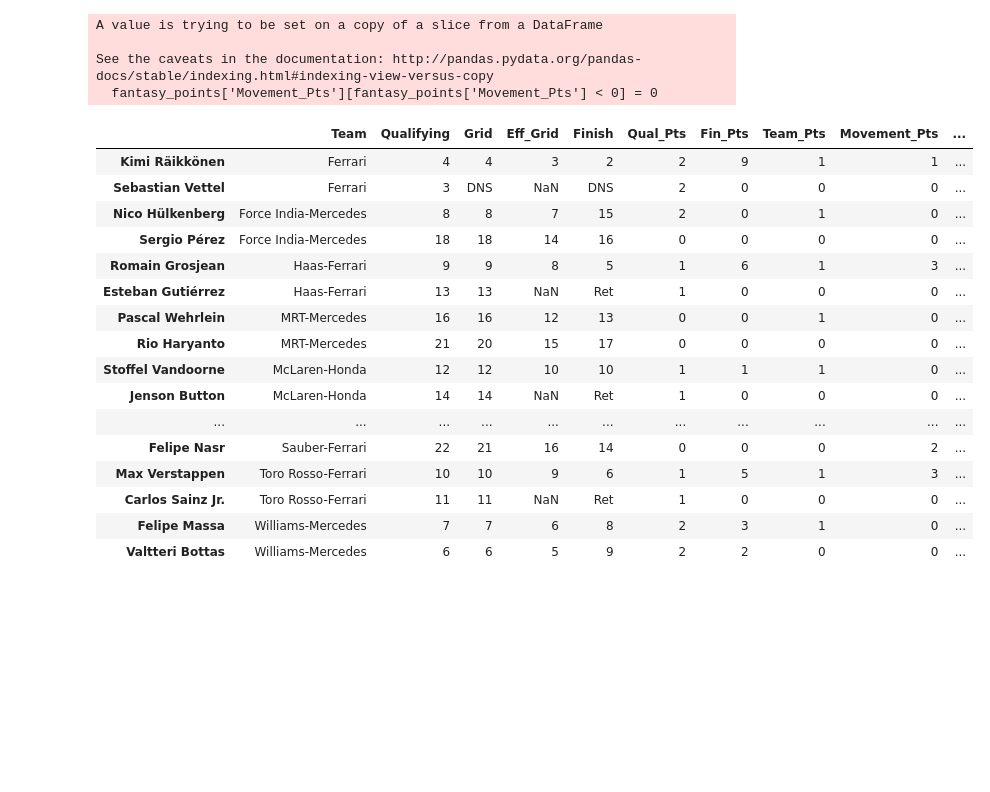
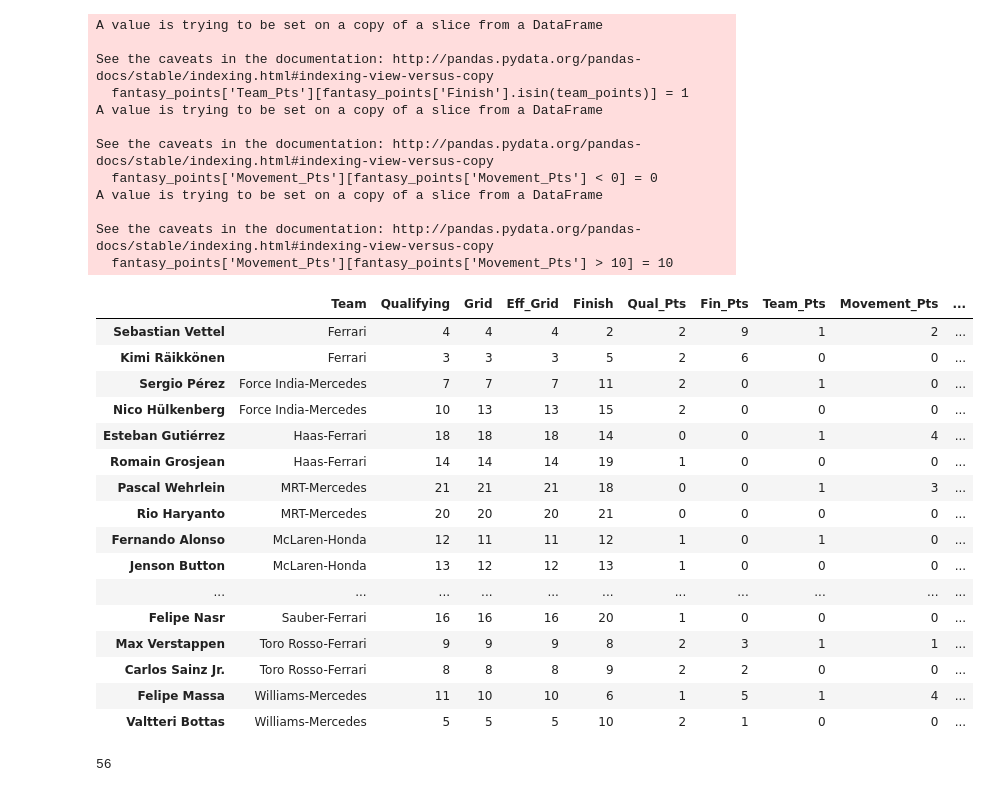
Before and after one commit to jankcious/fantasy-formula-one, a Jupyter notebook: Watch.ipynb, the cells around one changed output. Saved outputs shown, nothing was run; the diff lists cells and outputs as text; code cells hidden in the pictures; blank space fills up the shorter version.

```diff
--- a/Watch.ipynb
+++ b/Watch.ipynb
@@ -151,31 +173,43 @@ from f1 import Team
 from f1 import Race
 # %%
 #Set up a Race object, score it, return a dataframe of all points
-ThisRace = Race('Bahrain')
+ThisRace = Race('China')
 df_score = ThisRace.score()
 df_score
 # %% [output]
+A value is trying to be set on a copy of a slice from a DataFrame
+
+See the caveats in the documentation: http://pandas.pydata.org/pandas-docs/stable/indexing.html#indexing-view-versus-copy
+  fantasy_points['Team_Pts'][fantasy_points['Finish'].isin(team_points)] = 1
 A value is trying to be set on a copy of a slice from a DataFrame
 
 See the caveats in the documentation: http://pandas.pydata.org/pandas-docs/stable/indexing.html#indexing-view-versus-copy
   fantasy_points['Movement_Pts'][fantasy_points['Movement_Pts'] < 0] = 0
+A value is trying to be set on a copy of a slice from a DataFrame
+
+See the caveats in the documentation: http://pandas.pydata.org/pandas-docs/stable/indexing.html#indexing-view-versus-copy
+  fantasy_points['Movement_Pts'][fantasy_points['Movement_Pts'] > 10] = 10
 |  | Team | Qualifying | Grid | Eff_Grid | Finish | Qual_Pts | Fin_Pts | Team_Pts | Movement_Pts | ... |
-| Kimi Räikkönen | Ferrari | 4 | 4 | 3 | 2 | 2 | 9 | 1 | 1 | ... |
-| Sebastian Vettel | Ferrari | 3 | DNS | NaN | DNS | 2 | 0 | 0 | 0 | ... |
-| Nico Hülkenberg | Force India-Mercedes | 8 | 8 | 7 | 15 | 2 | 0 | 1 | 0 | ... |
-| Sergio Pérez | Force India-Mercedes | 18 | 18 | 14 | 16 | 0 | 0 | 0 | 0 | ... |
-| Romain Grosjean | Haas-Ferrari | 9 | 9 | 8 | 5 | 1 | 6 | 1 | 3 | ... |
-| Esteban Gutiérrez | Haas-Ferrari | 13 | 13 | NaN | Ret | 1 | 0 | 0 | 0 | ... |
-| Pascal Wehrlein | MRT-Mercedes | 16 | 16 | 12 | 13 | 0 | 0 | 1 | 0 | ... |
-| Rio Haryanto | MRT-Mercedes | 21 | 20 | 15 | 17 | 0 | 0 | 0 | 0 | ... |
-| Stoffel Vandoorne | McLaren-Honda | 12 | 12 | 10 | 10 | 1 | 1 | 1 | 0 | ... |
-| Jenson Button | McLaren-Honda | 14 | 14 | NaN | Ret | 1 | 0 | 0 | 0 | ... |
+| Sebastian Vettel | Ferrari | 4 | 4 | 4 | 2 | 2 | 9 | 1 | 2 | ... |
+| Kimi Räikkönen | Ferrari | 3 | 3 | 3 | 5 | 2 | 6 | 0 | 0 | ... |
+| Sergio Pérez | Force India-Mercedes | 7 | 7 | 7 | 11 | 2 | 0 | 1 | 0 | ... |
+| Nico Hülkenberg | Force India-Mercedes | 10 | 13 | 13 | 15 | 2 | 0 | 0 | 0 | ... |
+| Esteban Gutiérrez | Haas-Ferrari | 18 | 18 | 18 | 14 | 0 | 0 | 1 | 4 | ... |
+| Romain Grosjean | Haas-Ferrari | 14 | 14 | 14 | 19 | 1 | 0 | 0 | 0 | ... |
+| Pascal Wehrlein | MRT-Mercedes | 21 | 21 | 21 | 18 | 0 | 0 | 1 | 3 | ... |
+| Rio Haryanto | MRT-Mercedes | 20 | 20 | 20 | 21 | 0 | 0 | 0 | 0 | ... |
+| Fernando Alonso | McLaren-Honda | 12 | 11 | 11 | 12 | 1 | 0 | 1 | 0 | ... |
+| Jenson Button | McLaren-Honda | 13 | 12 | 12 | 13 | 1 | 0 | 0 | 0 | ... |
 | ... | ... | ... | ... | ... | ... | ... | ... | ... | ... | ... |
-| Felipe Nasr | Sauber-Ferrari | 22 | 21 | 16 | 14 | 0 | 0 | 0 | 2 | ... |
-| Max Verstappen | Toro Rosso-Ferrari | 10 | 10 | 9 | 6 | 1 | 5 | 1 | 3 | ... |
-| Carlos Sainz Jr. | Toro Rosso-Ferrari | 11 | 11 | NaN | Ret | 1 | 0 | 0 | 0 | ... |
-| Felipe Massa | Williams-Mercedes | 7 | 7 | 6 | 8 | 2 | 3 | 1 | 0 | ... |
-| Valtteri Bottas | Williams-Mercedes | 6 | 6 | 5 | 9 | 2 | 2 | 0 | 0 | ... |
+| Felipe Nasr | Sauber-Ferrari | 16 | 16 | 16 | 20 | 1 | 0 | 0 | 0 | ... |
+| Max Verstappen | Toro Rosso-Ferrari | 9 | 9 | 9 | 8 | 2 | 3 | 1 | 1 | ... |
+| Carlos Sainz Jr. | Toro Rosso-Ferrari | 8 | 8 | 8 | 9 | 2 | 2 | 0 | 0 | ... |
+| Felipe Massa | Williams-Mercedes | 11 | 10 | 10 | 6 | 1 | 5 | 1 | 4 | ... |
+| Valtteri Bottas | Williams-Mercedes | 5 | 5 | 5 | 10 | 2 | 1 | 0 | 0 | ... |
+# %%
+ThisRace.lap_length
+# %% [output]
+56
 # %%
 #Set up current dataframe
 current = pd.DataFrame(columns=['position', 'lap'])
```
Also changed, not shown: parts of 18 cells of this notebook, 15 other files.
